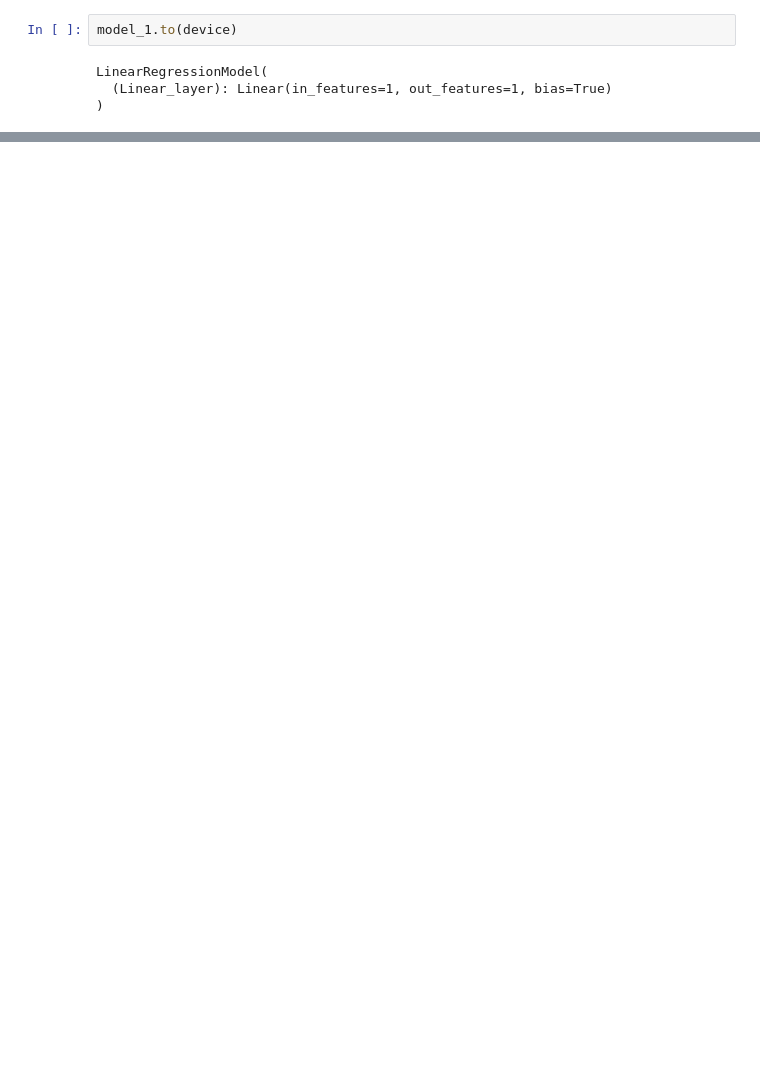
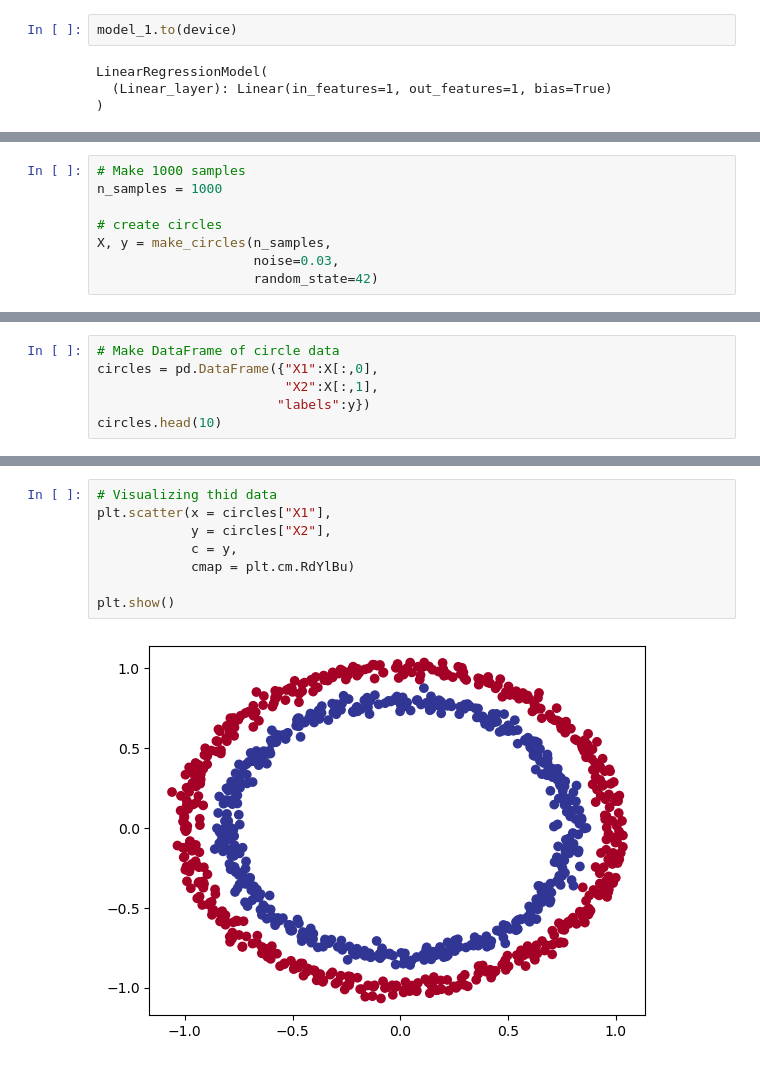
Before and after one commit to MrStrange545/ML-Engineer, a Jupyter notebook: Notebooks/06_PyTorch.ipynb, the cells around one changed output, grey strips where cells are left out. Drawn from its saved outputs; the diff is of its cells as text; blank space fills up the shorter version.

```diff
--- a/Notebooks/06_PyTorch.ipynb
+++ b/Notebooks/06_PyTorch.ipynb
@@ -1309,0 +1329,8 @@ plot_predictions(predictions = evaluated_predictions)
+# %%
+# Make 1000 samples
+n_samples = 1000
+
+# create circles
+X, y = make_circles(n_samples,
+                    noise=0.03,
+                    random_state=42)
@@ -1309,0 +1353,6 @@ plot_predictions(predictions = evaluated_predictions)
+# %%
+# Make DataFrame of circle data
+circles = pd.DataFrame({"X1":X[:,0],
+                        "X2":X[:,1],
+                       "labels":y})
+circles.head(10)
@@ -1309,0 +1371,10 @@ plot_predictions(predictions = evaluated_predictions)
+# %%
+# Visualizing thid data
+plt.scatter(x = circles["X1"],
+            y = circles["X2"],
+            c = y,
+            cmap = plt.cm.RdYlBu)
+
+plt.show()
+# %% [output]
+[figure, added]
```
Also changed, not shown: parts of 78 cells of this notebook, 9 other files.
